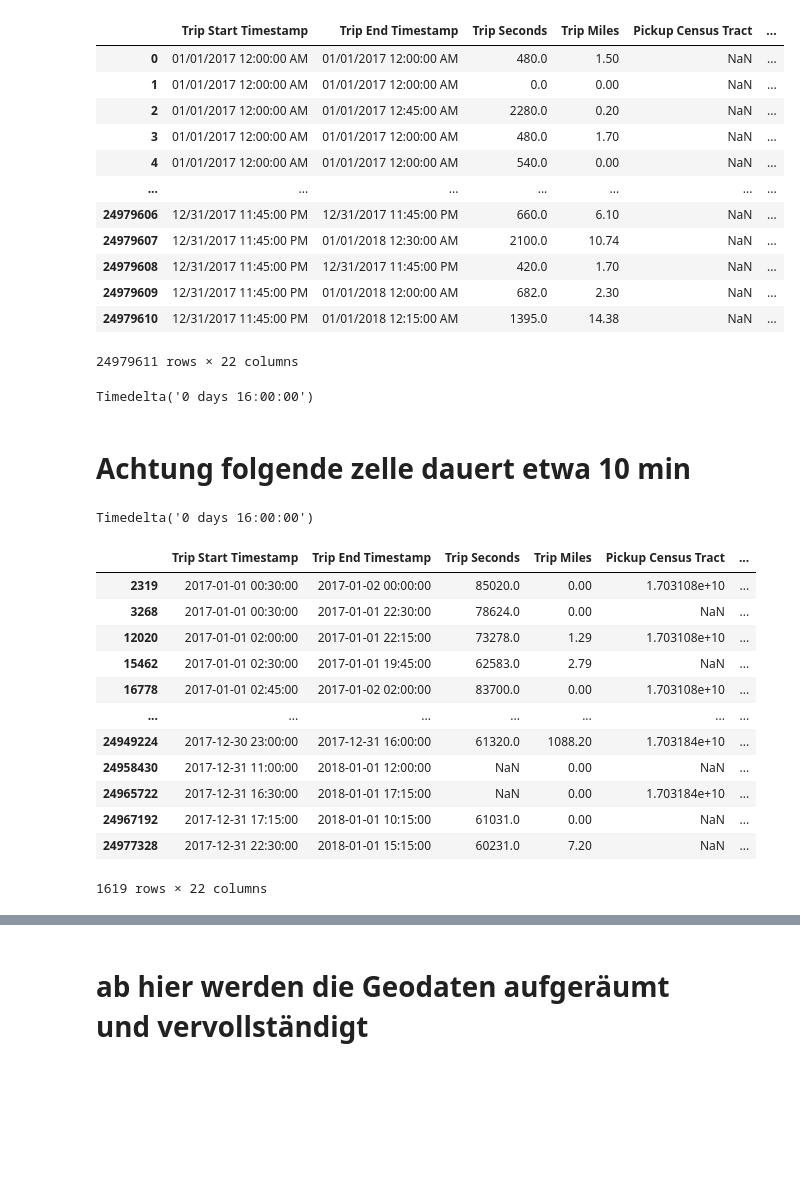
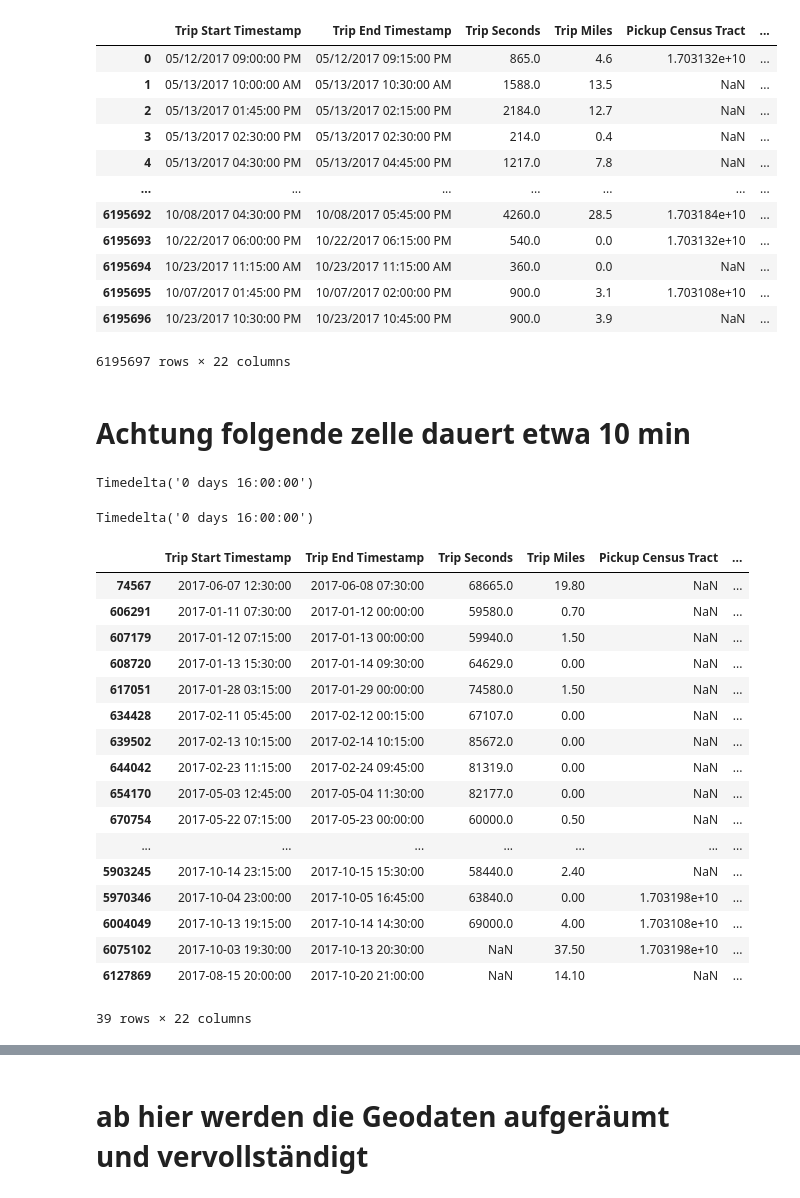
Before and after one commit to OliverSauren/AAA_Stahl, a Jupyter notebook: 1_taxitrip_cleanup.ipynb, the cells around one changed output, grey strips where cells are left out. Cells and saved outputs as stored; diff of their text form; code cells hidden in the pictures; blank space fills up the shorter version.

```diff
--- a/1_taxitrip_cleanup.ipynb
+++ b/1_taxitrip_cleanup.ipynb
@@ -10,22 +10,24 @@ from shapely.geometry import shape
 from shapely.geometry import Point
 # %%
 #nur die daten von 2017 einlesen, schon leicht bearbeitet(taxi id neu und trio id geloescht)
-df=pd.read_csv('merge2.csv')
+df=pd.read_csv('trips17small.csv')
 df
 # %% [output]
 |  | Trip Start Timestamp | Trip End Timestamp | Trip Seconds | Trip Miles | Pickup Census Tract | ... |
-| 0 | 01/01/2017 12:00:00 AM | 01/01/2017 12:00:00 AM | 480.0 | 1.50 | NaN | ... |
-| 1 | 01/01/2017 12:00:00 AM | 01/01/2017 12:00:00 AM | 0.0 | 0.00 | NaN | ... |
-| 2 | 01/01/2017 12:00:00 AM | 01/01/2017 12:45:00 AM | 2280.0 | 0.20 | NaN | ... |
-| 3 | 01/01/2017 12:00:00 AM | 01/01/2017 12:00:00 AM | 480.0 | 1.70 | NaN | ... |
-| 4 | 01/01/2017 12:00:00 AM | 01/01/2017 12:00:00 AM | 540.0 | 0.00 | NaN | ... |
+| 0 | 05/12/2017 09:00:00 PM | 05/12/2017 09:15:00 PM | 865.0 | 4.6 | 1.703132e+10 | ... |
+| 1 | 05/13/2017 10:00:00 AM | 05/13/2017 10:30:00 AM | 1588.0 | 13.5 | NaN | ... |
+| 2 | 05/13/2017 01:45:00 PM | 05/13/2017 02:15:00 PM | 2184.0 | 12.7 | NaN | ... |
+| 3 | 05/13/2017 02:30:00 PM | 05/13/2017 02:30:00 PM | 214.0 | 0.4 | NaN | ... |
+| 4 | 05/13/2017 04:30:00 PM | 05/13/2017 04:45:00 PM | 1217.0 | 7.8 | NaN | ... |
 | ... | ... | ... | ... | ... | ... | ... |
-| 24979606 | 12/31/2017 11:45:00 PM | 12/31/2017 11:45:00 PM | 660.0 | 6.10 | NaN | ... |
-| 24979607 | 12/31/2017 11:45:00 PM | 01/01/2018 12:30:00 AM | 2100.0 | 10.74 | NaN | ... |
-| 24979608 | 12/31/2017 11:45:00 PM | 12/31/2017 11:45:00 PM | 420.0 | 1.70 | NaN | ... |
-| 24979609 | 12/31/2017 11:45:00 PM | 01/01/2018 12:00:00 AM | 682.0 | 2.30 | NaN | ... |
-| 24979610 | 12/31/2017 11:45:00 PM | 01/01/2018 12:15:00 AM | 1395.0 | 14.38 | NaN | ... |
+| 6195692 | 10/08/2017 04:30:00 PM | 10/08/2017 05:45:00 PM | 4260.0 | 28.5 | 1.703184e+10 | ... |
+| 6195693 | 10/22/2017 06:00:00 PM | 10/22/2017 06:15:00 PM | 540.0 | 0.0 | 1.703132e+10 | ... |
+| 6195694 | 10/23/2017 11:15:00 AM | 10/23/2017 11:15:00 AM | 360.0 | 0.0 | NaN | ... |
+| 6195695 | 10/07/2017 01:45:00 PM | 10/07/2017 02:00:00 PM | 900.0 | 3.1 | 1.703108e+10 | ... |
+| 6195696 | 10/23/2017 10:30:00 PM | 10/23/2017 10:45:00 PM | 900.0 | 3.9 | NaN | ... |
-24979611 rows × 22 columns
+6195697 rows × 22 columns
+# %% [markdown]
+# Achtung folgende zelle dauert etwa 10 min
 # %%
 #kreirt zwei dummy variablen, zum vergleichen spaeter
 tage=["2017-01-01 00:00:00",'2017-01-02 00:00:00',"2017-01-01 00:00:00",'2017-01-01 16:00:00']
@@ -36,8 +38,6 @@ halbertag=tage[3]-tage[2]
 halbertag
 # %% [output]
 Timedelta('0 days 16:00:00')
-# %% [markdown]
-# Achtung folgende zelle dauert etwa 10 min
 # %%
 # Achtung folgende zelle dauert etwa 10 min
 
@@ -65,16 +65,21 @@ Timedelta('0 days 16:00:00')
 df[df['Trip End Timestamp']-df['Trip Start Timestamp']>halbertag]
 # %% [output]
 |  | Trip Start Timestamp | Trip End Timestamp | Trip Seconds | Trip Miles | Pickup Census Tract | ... |
-| 2319 | 2017-01-01 00:30:00 | 2017-01-02 00:00:00 | 85020.0 | 0.00 | 1.703108e+10 | ... |
-| 3268 | 2017-01-01 00:30:00 | 2017-01-01 22:30:00 | 78624.0 | 0.00 | NaN | ... |
-| 12020 | 2017-01-01 02:00:00 | 2017-01-01 22:15:00 | 73278.0 | 1.29 | 1.703108e+10 | ... |
-| 15462 | 2017-01-01 02:30:00 | 2017-01-01 19:45:00 | 62583.0 | 2.79 | NaN | ... |
-| 16778 | 2017-01-01 02:45:00 | 2017-01-02 02:00:00 | 83700.0 | 0.00 | 1.703108e+10 | ... |
+| 74567 | 2017-06-07 12:30:00 | 2017-06-08 07:30:00 | 68665.0 | 19.80 | NaN | ... |
+| 606291 | 2017-01-11 07:30:00 | 2017-01-12 00:00:00 | 59580.0 | 0.70 | NaN | ... |
+| 607179 | 2017-01-12 07:15:00 | 2017-01-13 00:00:00 | 59940.0 | 1.50 | NaN | ... |
+| 608720 | 2017-01-13 15:30:00 | 2017-01-14 09:30:00 | 64629.0 | 0.00 | NaN | ... |
+| 617051 | 2017-01-28 03:15:00 | 2017-01-29 00:00:00 | 74580.0 | 1.50 | NaN | ... |
+| 634428 | 2017-02-11 05:45:00 | 2017-02-12 00:15:00 | 67107.0 | 0.00 | NaN | ... |
+| 639502 | 2017-02-13 10:15:00 | 2017-02-14 10:15:00 | 85672.0 | 0.00 | NaN | ... |
+| 644042 | 2017-02-23 11:15:00 | 2017-02-24 09:45:00 | 81319.0 | 0.00 | NaN | ... |
+| 654170 | 2017-05-03 12:45:00 | 2017-05-04 11:30:00 | 82177.0 | 0.00 | NaN | ... |
+| 670754 | 2017-05-22 07:15:00 | 2017-05-23 00:00:00 | 60000.0 | 0.50 | NaN | ... |
 | ... | ... | ... | ... | ... | ... | ... |
-| 24949224 | 2017-12-30 23:00:00 | 2017-12-31 16:00:00 | 61320.0 | 1088.20 | 1.703184e+10 | ... |
-| 24958430 | 2017-12-31 11:00:00 | 2018-01-01 12:00:00 | NaN | 0.00 | NaN | ... |
-| 24965722 | 2017-12-31 16:30:00 | 2018-01-01 17:15:00 | NaN | 0.00 | 1.703184e+10 | ... |
-| 24967192 | 2017-12-31 17:15:00 | 2018-01-01 10:15:00 | 61031.0 | 0.00 | NaN | ... |
-| 24977328 | 2017-12-31 22:30:00 | 2018-01-01 15:15:00 | 60231.0 | 7.20 | NaN | ... |
+| 5903245 | 2017-10-14 23:15:00 | 2017-10-15 15:30:00 | 58440.0 | 2.40 | NaN | ... |
+| 5970346 | 2017-10-04 23:00:00 | 2017-10-05 16:45:00 | 63840.0 | 0.00 | 1.703198e+10 | ... |
+| 6004049 | 2017-10-13 19:15:00 | 2017-10-14 14:30:00 | 69000.0 | 4.00 | 1.703108e+10 | ... |
+| 6075102 | 2017-10-03 19:30:00 | 2017-10-13 20:30:00 | NaN | 37.50 | 1.703198e+10 | ... |
+| 6127869 | 2017-08-15 20:00:00 | 2017-10-20 21:00:00 | NaN | 14.10 | NaN | ... |
-1619 rows × 22 columns
+39 rows × 22 columns
 # %%
```
Also changed, not shown: parts of 110 cells of this notebook, 2 other files.
